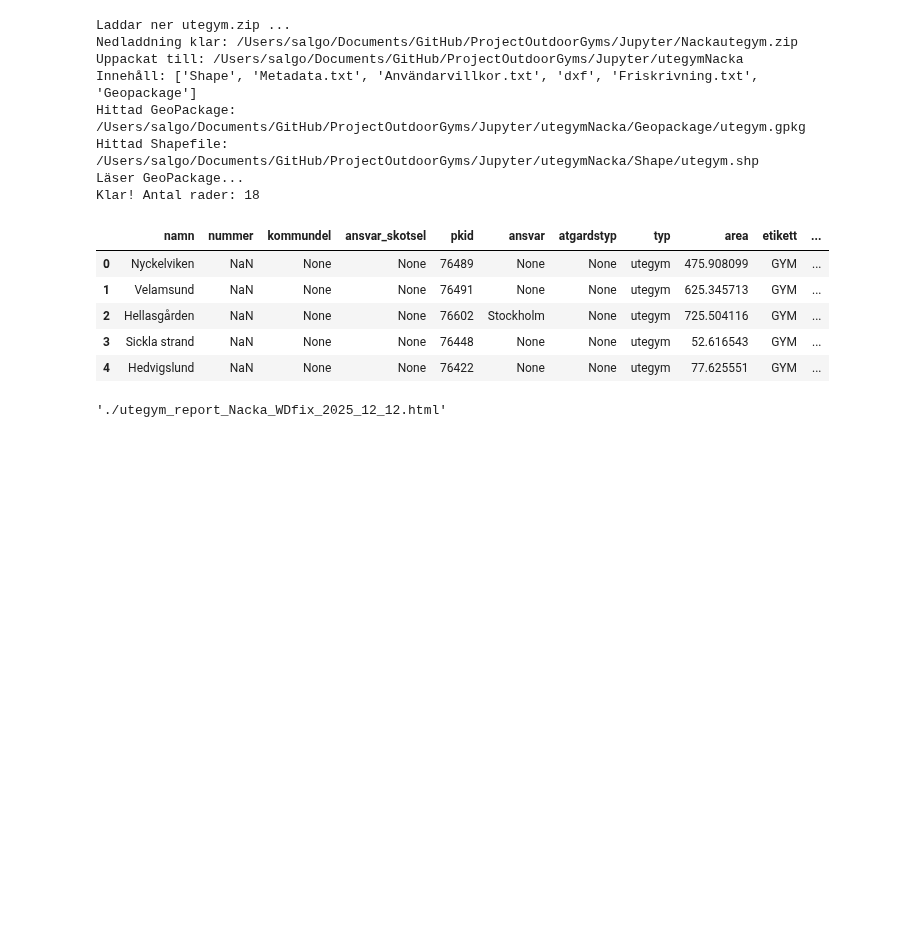
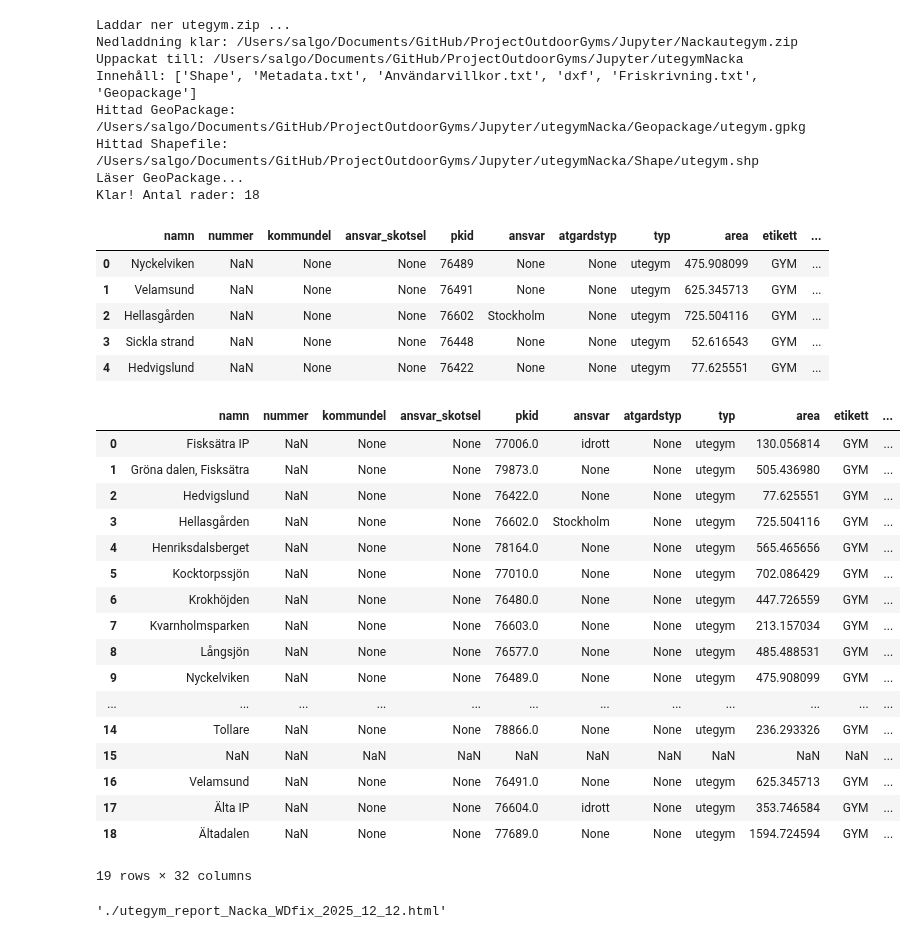
Before and after one commit to salgo60/ProjectOutdoorGyms, a Jupyter notebook: Jupyter/97_outdoorgym.ipynb, the cells around one changed output. Saved outputs shown, nothing was run; the diff lists cells and outputs as text; code cells hidden in the pictures; blank space fills up the shorter version.

```diff
--- a/Jupyter/97_outdoorgym.ipynb
+++ b/Jupyter/97_outdoorgym.ipynb
@@ -212,3 +265,24 @@ joined = joined.to_crs(4326)
+# %%
+wd_report
+# %% [output]
+|  | namn | nummer | kommundel | ansvar_skotsel | pkid | ansvar | atgardstyp | typ | area | etikett | ... |
+| 0 | Fisksätra IP | NaN | None | None | 77006.0 | idrott | None | utegym | 130.056814 | GYM | ... |
+| 1 | Gröna dalen, Fisksätra | NaN | None | None | 79873.0 | None | None | utegym | 505.436980 | GYM | ... |
+| 2 | Hedvigslund | NaN | None | None | 76422.0 | None | None | utegym | 77.625551 | GYM | ... |
+| 3 | Hellasgården | NaN | None | None | 76602.0 | Stockholm | None | utegym | 725.504116 | GYM | ... |
+| 4 | Henriksdalsberget | NaN | None | None | 78164.0 | None | None | utegym | 565.465656 | GYM | ... |
+| 5 | Kocktorpssjön | NaN | None | None | 77010.0 | None | None | utegym | 702.086429 | GYM | ... |
+| 6 | Krokhöjden | NaN | None | None | 76480.0 | None | None | utegym | 447.726559 | GYM | ... |
+| 7 | Kvarnholmsparken | NaN | None | None | 76603.0 | None | None | utegym | 213.157034 | GYM | ... |
+| 8 | Långsjön | NaN | None | None | 76577.0 | None | None | utegym | 485.488531 | GYM | ... |
+| 9 | Nyckelviken | NaN | None | None | 76489.0 | None | None | utegym | 475.908099 | GYM | ... |
+| ... | ... | ... | ... | ... | ... | ... | ... | ... | ... | ... | ... |
+| 14 | Tollare | NaN | None | None | 78866.0 | None | None | utegym | 236.293326 | GYM | ... |
+| 15 | NaN | NaN | NaN | NaN | NaN | NaN | NaN | NaN | NaN | NaN | ... |
+| 16 | Velamsund | NaN | None | None | 76491.0 | None | None | utegym | 625.345713 | GYM | ... |
+| 17 | Älta IP | NaN | None | None | 76604.0 | idrott | None | utegym | 353.746584 | GYM | ... |
+| 18 | Ältadalen | NaN | None | None | 77689.0 | None | None | utegym | 1594.724594 | GYM | ... |
+19 rows × 32 columns
 # %%
 from IPython.display import HTML
 from folium.plugins import Fullscreen
```
Also changed, not shown: parts of 5 cells of this notebook, 1 other file.
